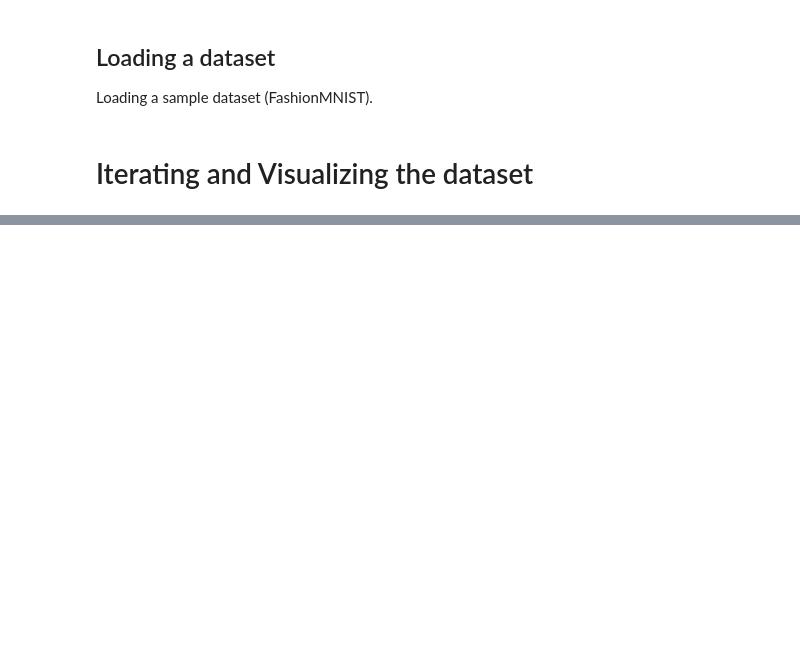
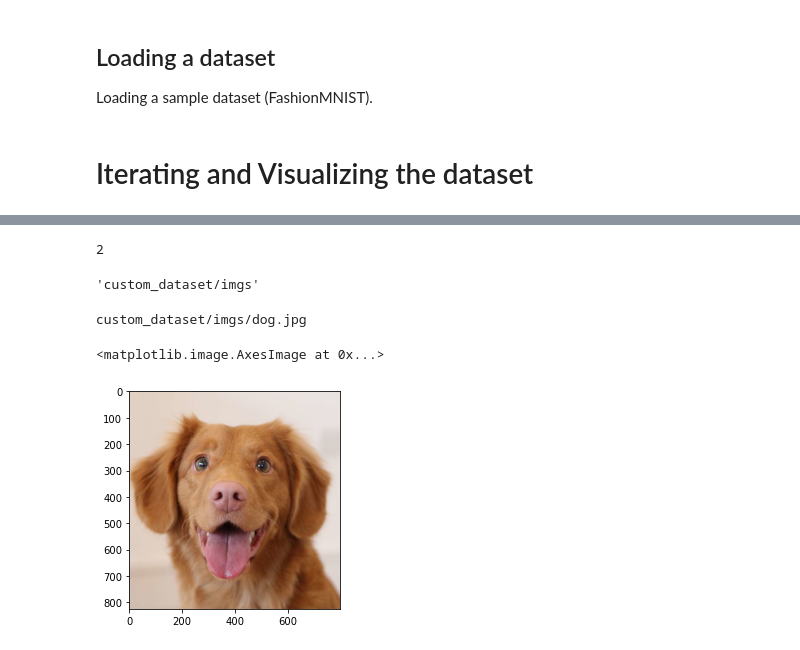
Before and after one commit to DomagojHack/LearningPyTorch, a Jupyter notebook: notebooks/03_datasets_&_dataloaders.ipynb, the cells around one changed output, grey strips where cells are left out. Drawn from its saved outputs; the diff is of its cells as text; code cells hidden in the pictures; blank space fills up the shorter version.

Commit message:
Finnished dataset & dataloader notebook

```diff
--- a/notebooks/03_datasets_&_dataloaders.ipynb
+++ b/notebooks/03_datasets_&_dataloaders.ipynb
@@ -63,0 +75,26 @@ plt.show()
+# %%
+import os
+import pandas as pd
+from torchvision.io import read_image
+from torch.utils.data import Dataset
+
+class CustomImageDataset(Dataset):
+    def __init__(self, annotation_file, img_dir, transform=None, target_transform=None):
+        self.img_labels = pd.read_csv(annotation_file, names=["file_name", "label"])
+        self.im_dir = img_dir
+        self.transform = transform
+        self.target_transform = target_transform
+
+    def __len__(self):
+        return len(self.img_labels)
+
+    def __getitem__(self, idx):
+        img_path = os.path.join(self.im_dir, self.img_labels.iloc[idx, 0])
+        print(img_path)
+        image = read_image(img_path)
+        label = self.img_labels.iloc[idx, 1]
+        if self.transform:
+            image = self.transform(image)
+        if self.target_transform:
+            label = self.target_transform(label)
+        return image, label
@@ -63,0 +120,20 @@ plt.show()
+# %%
+custom = CustomImageDataset(
+    annotation_file="custom_dataset/labels.csv",
+    img_dir="custom_dataset/imgs")
+# %%
+len(custom)
+# %% [output]
+2
+# %%
+custom.im_dir
+# %% [output]
+'custom_dataset/imgs'
+# %%
+img, label = custom.__getitem__(0)
+# permute changing the image channel order from ch-first to ch-last format
+plt.imshow(img.permute(1,2,0))
+# %% [output]
+custom_dataset/imgs/dog.jpg
+<matplotlib.image.AxesImage at 0x...>
+[figure, added]
```
Also changed, not shown: parts of 11 cells of this notebook.
